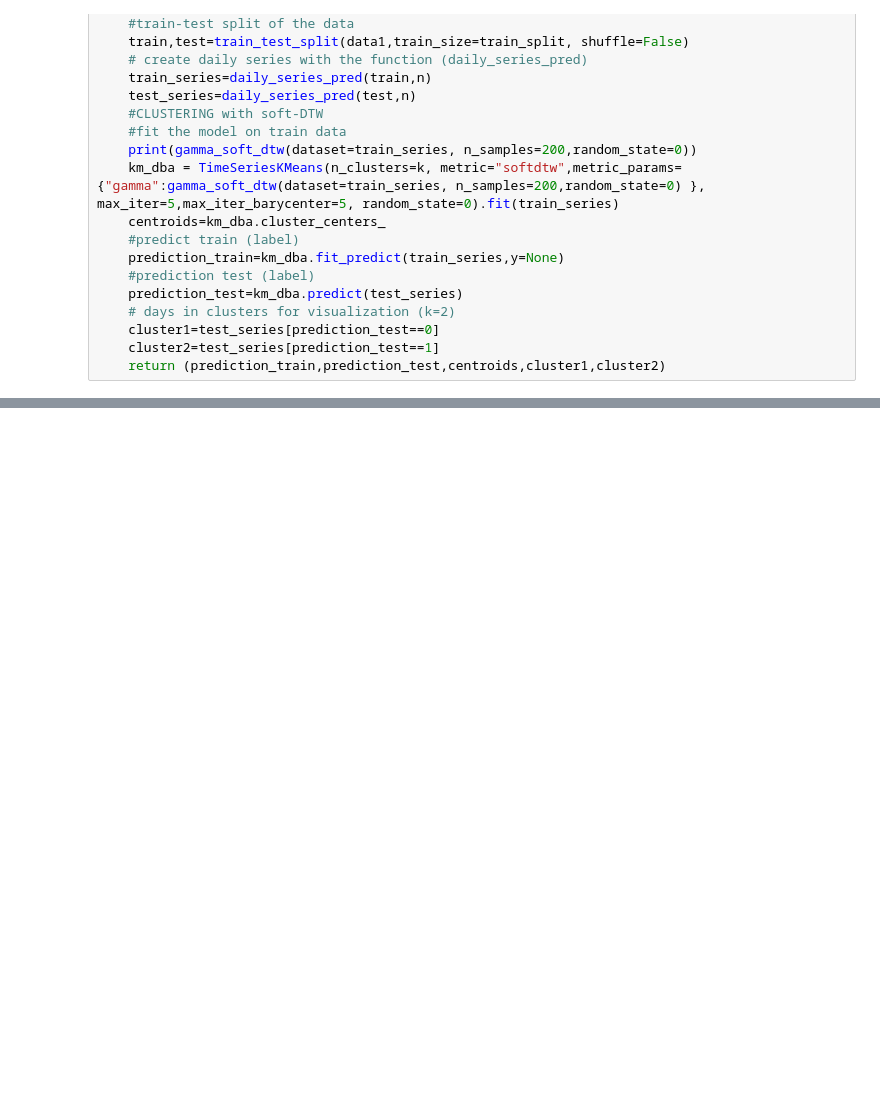
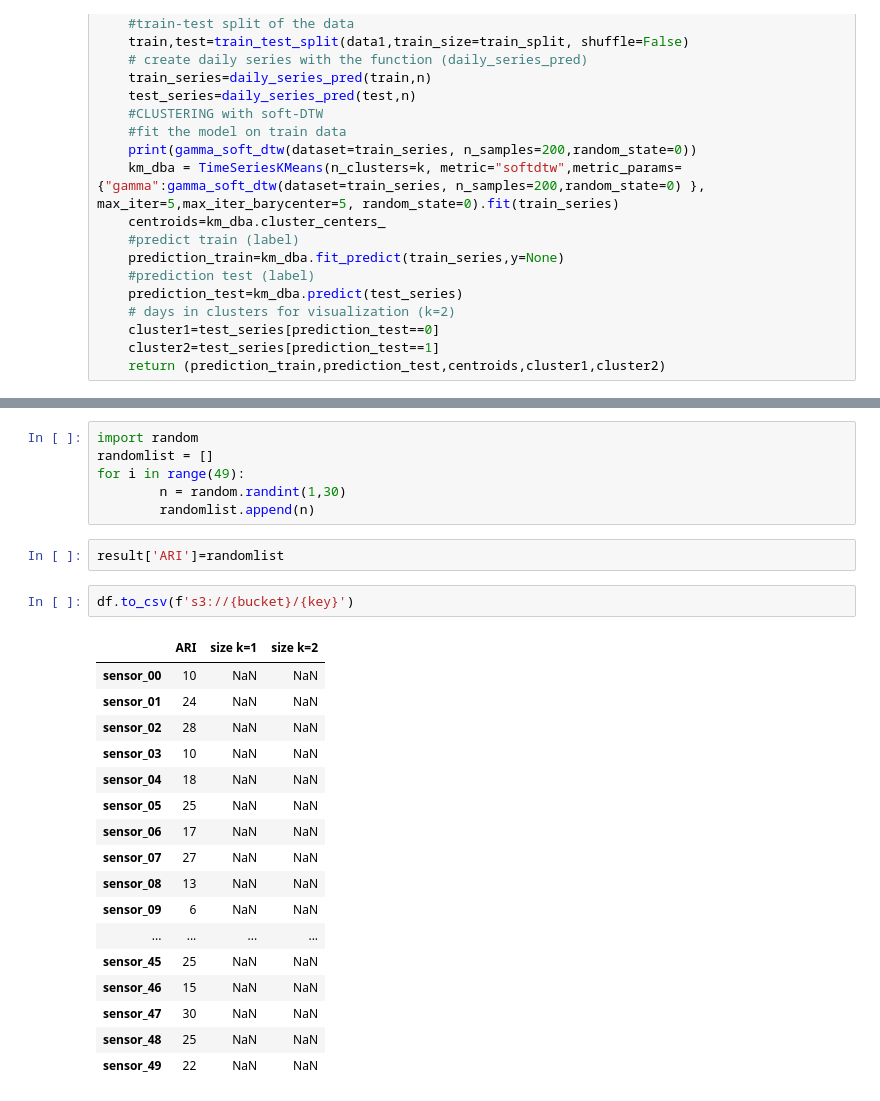
Before and after one commit to NicolaRonzoni/System-for-anomaly-detection, a Jupyter notebook: Time series.ipynb, the cells around one changed output, grey strips where cells are left out. Cells and saved outputs as stored; diff of their text form; blank space fills up the shorter version.

```diff
--- a/Time series.ipynb
+++ b/Time series.ipynb
@@ -725,0 +556,28 @@ plt.plot(x,centroid2,'r',linewidth=3)
+# %%
+import random
+randomlist = []
+for i in range(49):
+        n = random.randint(1,30)
+        randomlist.append(n)
+# %%
+result['ARI']=randomlist
+# %%
+df.to_csv(f's3://{bucket}/{key}')
+# %% [output]
+|  | ARI | size k=1 | size k=2 |
+| sensor_00 | 10 | NaN | NaN |
+| sensor_01 | 24 | NaN | NaN |
+| sensor_02 | 28 | NaN | NaN |
+| sensor_03 | 10 | NaN | NaN |
+| sensor_04 | 18 | NaN | NaN |
+| sensor_05 | 25 | NaN | NaN |
+| sensor_06 | 17 | NaN | NaN |
+| sensor_07 | 27 | NaN | NaN |
+| sensor_08 | 13 | NaN | NaN |
+| sensor_09 | 6 | NaN | NaN |
+| ... | ... | ... | ... |
+| sensor_45 | 25 | NaN | NaN |
+| sensor_46 | 15 | NaN | NaN |
+| sensor_47 | 30 | NaN | NaN |
+| sensor_48 | 25 | NaN | NaN |
+| sensor_49 | 22 | NaN | NaN |
```
Also changed, not shown: parts of 26 cells of this notebook.
